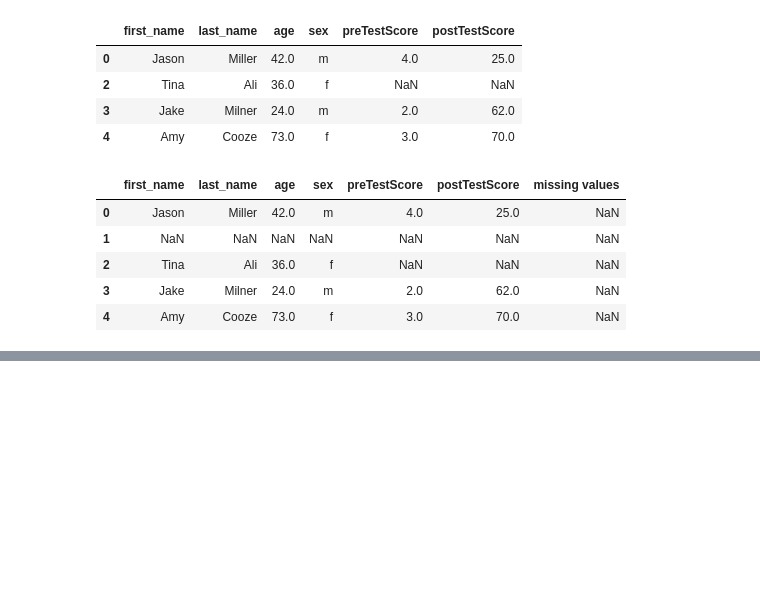
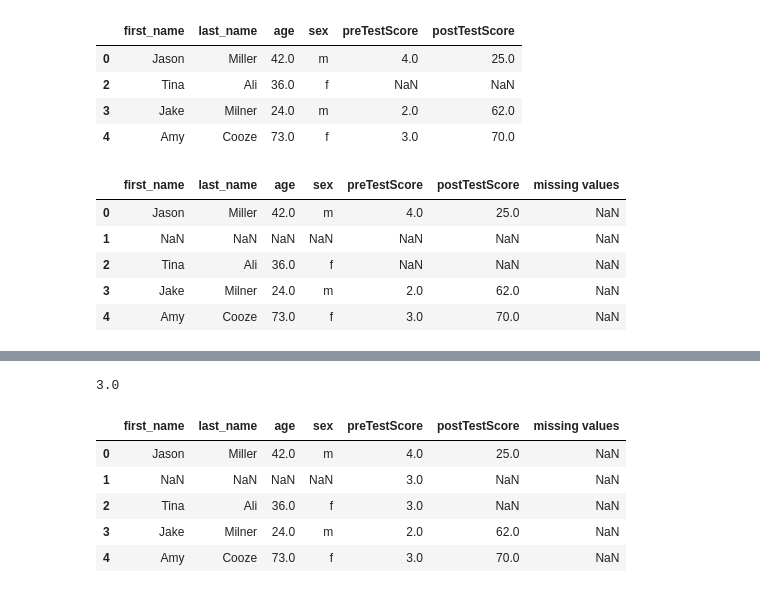
Before and after one commit to nyan-tech-learn-more/ML-one-to-two-DataScience, a Jupyter notebook: Task4_HW.ipynb, the cells around one changed output, grey strips where cells are left out. Cells and saved outputs as stored; diff of their text form; code cells hidden in the pictures; blank space fills up the shorter version.

```diff
--- a/Task4_HW.ipynb
+++ b/Task4_HW.ipynb
@@ -129,0 +141,22 @@ df
+# %%
+## 用 preTestScore 的平均值填補缺失的 preTestScore 資料
+
+# 計算 preTestScore 的平均值
+preTestScore_mean = df['preTestScore'].mean()
+print(preTestScore_mean)
+# 用平均值填補缺失的 preTestScore
+df['preTestScore'].fillna(preTestScore_mean, inplace=True)
+
+# #單行解決：df['preTestScore'].fillna(df['preTestScore'].mean())
+# df['preTestScore']：這部分是選擇 DataFrame df 中的 preTestScore 欄位，返回一個 Series 對象。
+# df['preTestScore'].mean()：這部分計算了 preTestScore 欄位的平均值。
+# df['preTestScore'].fillna(df['preTestScore'].mean())：這部分將 preTestScore 欄位中的缺失值（即 NaN 值）用上一步計算出的平均值來填補。這樣就完成了將 preTestScore 欄位中的缺失值填補為平均值的操作。
+df
+# %% [output]
+3.0
+|  | first_name | last_name | age | sex | preTestScore | postTestScore | missing values |
+| 0 | Jason | Miller | 42.0 | m | 4.0 | 25.0 | NaN |
+| 1 | NaN | NaN | NaN | NaN | 3.0 | NaN | NaN |
+| 2 | Tina | Ali | 36.0 | f | 3.0 | NaN | NaN |
+| 3 | Jake | Milner | 24.0 | m | 2.0 | 62.0 | NaN |
+| 4 | Amy | Cooze | 73.0 | f | 3.0 | 70.0 | NaN |
```
Also changed, not shown: parts of 5 cells of this notebook.
